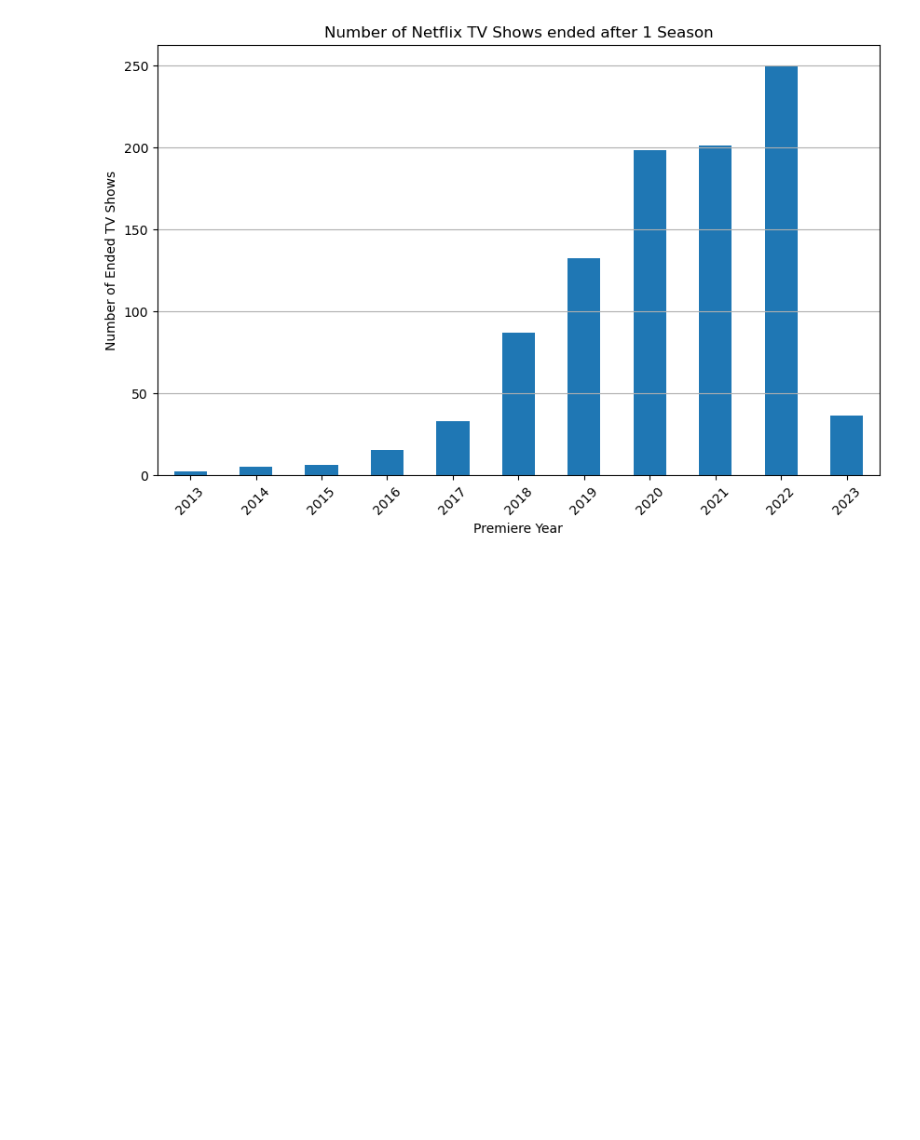
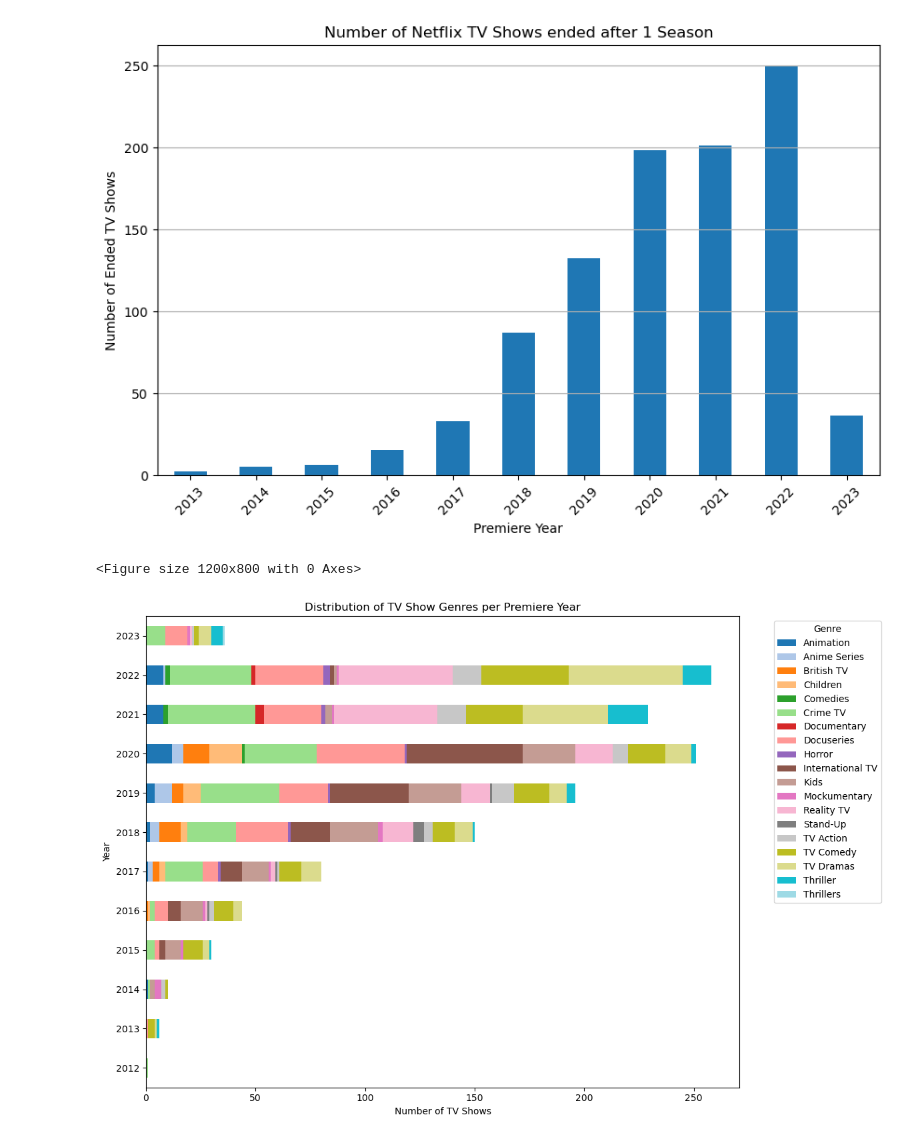
Before and after one commit to R-Byrd/project-one, a Jupyter notebook: Netflix_Statistical_Analysis_R.ipynb, the cells around one changed output. Drawn from its saved outputs; the diff is of its cells as text; code cells hidden in the pictures; blank space fills up the shorter version.

Commit message:
Visualization and slides

```diff
--- a/Netflix_Statistical_Analysis_R.ipynb
+++ b/Netflix_Statistical_Analysis_R.ipynb
@@ -142,3 +136,26 @@ Premiere Year
 2023     36
 Name: count, dtype: int64
 [figure]
+# %%
+# Group by 'Finale Year' and 'Genre', then count the occurrences
+genre_per_year = netflix_data_df.groupby(['Premiere Year', 'Genre']).size().unstack().fillna(0)
+
+# Plot the stacked bar chart
+plt.figure(figsize=(12, 8))
+genre_per_year.plot(kind='barh', stacked=True, figsize=(12, 8), colormap='tab20')
+
+plt.title('Distribution of TV Show Genres per Premiere Year')
+plt.ylabel('Year')
+plt.xlabel('Number of TV Shows')
+plt.xticks(rotation=0)
+plt.legend(title='Genre', bbox_to_anchor=(1.05, 1), loc='upper left')
+plt.tight_layout()
+
+# Format the x-axis labels to remove the decimal
+ax.set_xticklabels([int(label.get_text().replace('.0', '')) for label in ax.get_xticklabels()])
+
+# Display the plot
+plt.show()
+# %% [output]
+<Figure size 1200x800 with 0 Axes>
+[figure, added]
```
Also changed, not shown: parts of 3 cells of this notebook, 5 other files.
